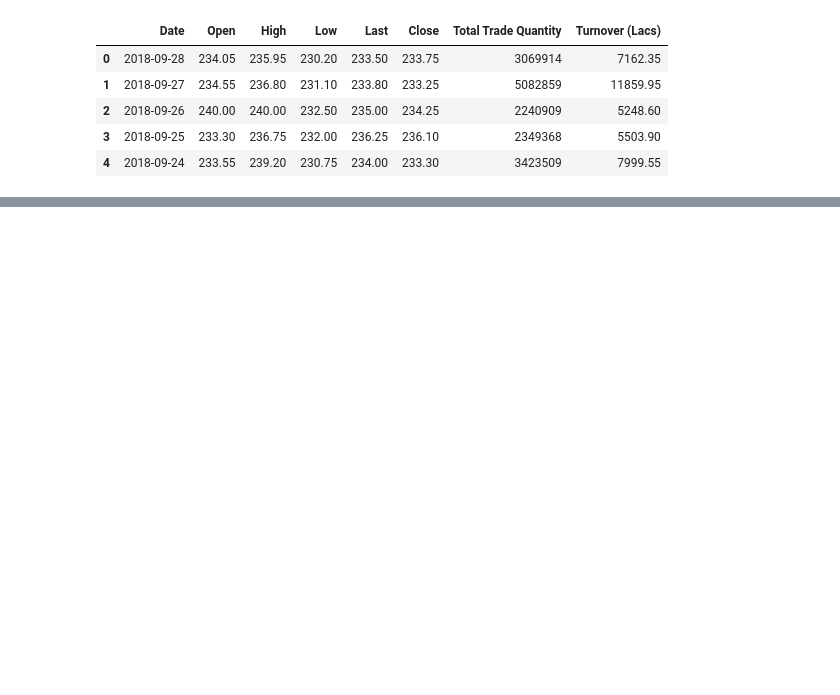
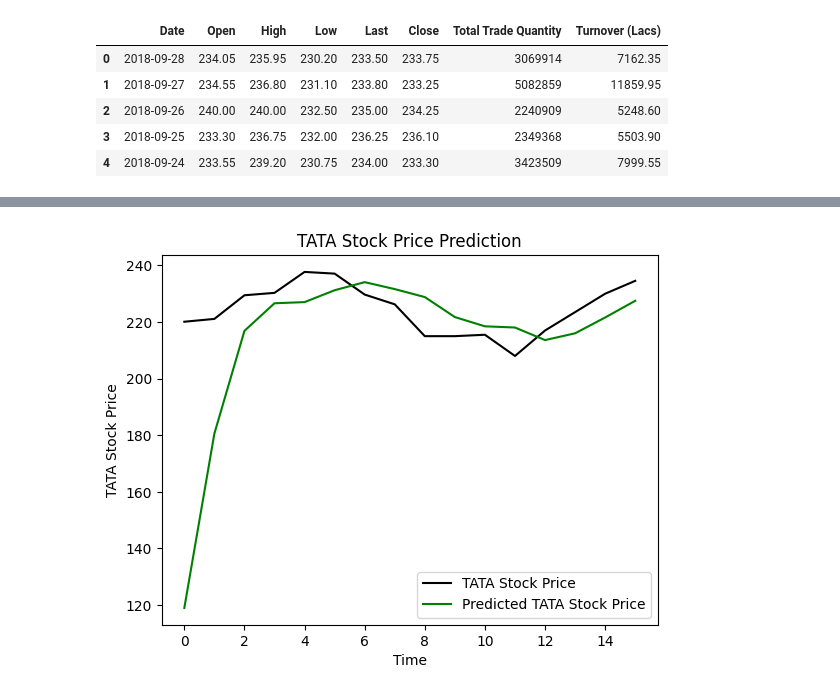
Before and after one commit to MiguelAngelLiera/Stock_Exchange_NN_PP, a Jupyter notebook: src/LSTM.ipynb, the cells around one changed output, grey strips where cells are left out. Cells and saved outputs as stored; diff of their text form; code cells hidden in the pictures; blank space fills up the shorter version.

```diff
--- a/src/LSTM.ipynb
+++ b/src/LSTM.ipynb
@@ -33,0 +35,13 @@ AttributeError: 'numpy.ndarray' object has no attribute 'append'
+# %%
+model = Sequential()
+model.add(LSTM(units=50,return_sequences=True,input_shape=(X_train.shape[1], 1)))
+model.add(Dropout(0.2))
+model.add(LSTM(units=50,return_sequences=True))
+model.add(Dropout(0.2))
+model.add(LSTM(units=50,return_sequences=True))
+model.add(Dropout(0.2))
+model.add(LSTM(units=50))
+model.add(Dropout(0.2))
+model.add(Dense(units=1))
+model.compile(optimizer='adam',loss='mean_squared_error')
+model.fit(X_train,y_train,epochs=100,batch_size=32)
@@ -33,0 +67,16 @@ AttributeError: 'numpy.ndarray' object has no attribute 'append'
+# %%
+url = 'https://raw.githubusercontent.com/mwitiderrick/stockprice/master/tatatest.csv'
+dataset_test = pd.read_csv(url)
+real_stock_price = dataset_test.iloc[:, 1:2].values
+# %%
+dataset_total = pd.concat((dataset_train['Open'], dataset_test['Open']), axis = 0)
+inputs = dataset_total[len(dataset_total) - len(dataset_test) - 60:].values
+inputs = inputs.reshape(-1,1)
+inputs = sc.transform(inputs)
+X_test = []
+for i in range(60, 76):
+    X_test.append(inputs[i-60:i, 0])
+X_test = np.array(X_test)
+X_test = np.reshape(X_test, (X_test.shape[0], X_test.shape[1], 1))
+predicted_stock_price = model.predict(X_test)
+predicted_stock_price = sc.inverse_transform(predicted_stock_price)
@@ -33,0 +85,10 @@ AttributeError: 'numpy.ndarray' object has no attribute 'append'
+# %%
+plt.plot(real_stock_price, color = 'black', label = 'TATA Stock Price')
+plt.plot(predicted_stock_price, color = 'green', label = 'Predicted TATA Stock Price')
+plt.title('TATA Stock Price Prediction')
+plt.xlabel('Time')
+plt.ylabel('TATA Stock Price')
+plt.legend()
+plt.show()
+# %% [output]
+[figure, added]
```
Also changed, not shown: parts of 4 cells of this notebook.
